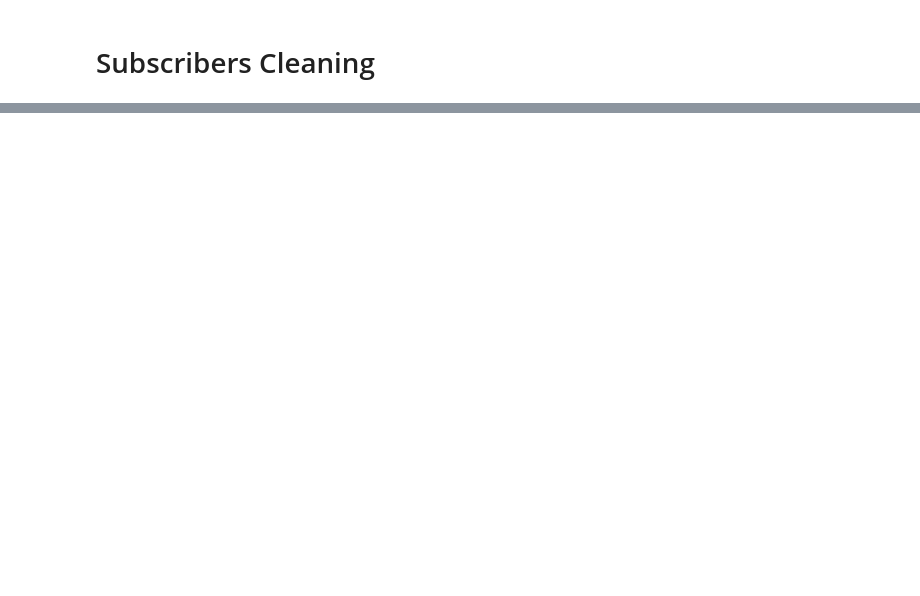
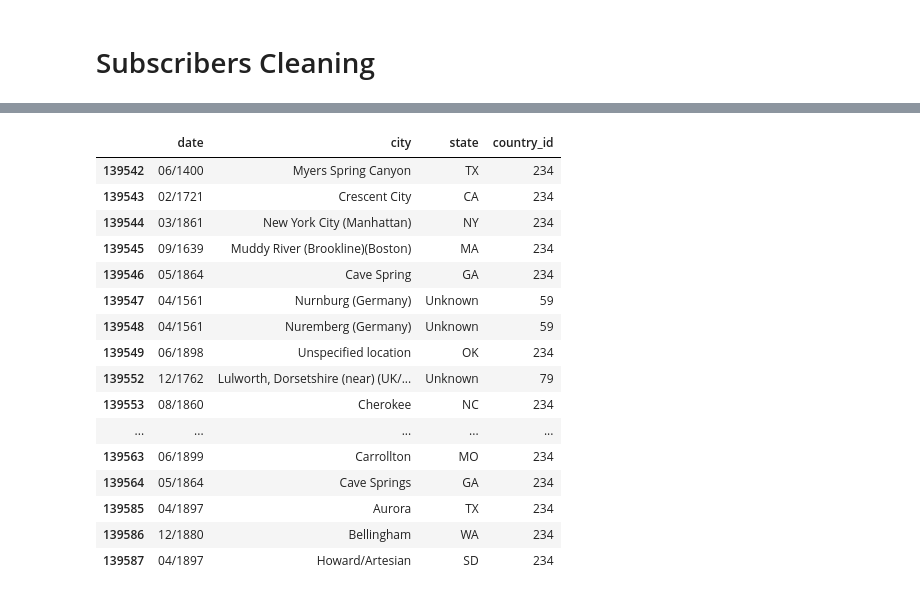
Before and after one commit to martijnooo/mini_project_SQL, a Jupyter notebook: data_cleaning.ipynb, the cells around one changed output, grey strips where cells are left out. Cells and saved outputs as stored; diff of their text form; code cells hidden in the pictures; blank space fills up the shorter version.

```diff
--- a/data_cleaning.ipynb
+++ b/data_cleaning.ipynb
@@ -146,11 +160,12 @@ invalid rows: 376
 [143564 rows x 4 columns]
 # %%
 # based on unique values from country we clean country column and remove invalid values
+ufo_report["country"] = ufo_report["country"].replace(country_mapping)
 unique_countries = ufo_report['country'].unique()
 print(unique_countries)
 
 # List of invalid values to remove
-invalid_countries = ['no', 'unknown', 'none', 'not applicable', 'unknown/at sea', 'unavailable', 'in orbit', 'space', 'atlantic ocean', 'caribbean sea', 'pacific ocean', 'international space station', 'moon', 'mars', 'none', 'not found']
+invalid_countries = ['no', 'unknown', "Unknown" 'none', 'not applicable', 'unknown/at sea', 'unavailable', 'in orbit', 'space', 'atlantic ocean', 'caribbean sea', 'pacific ocean', 'international space station', 'moon', 'mars', 'none', 'not found']
 
 # Convert the 'Country' column to lowercase and filter out invalid values
 ufo_report = ufo_report[~ufo_report['country'].str.lower().isin(invalid_countries)]
@@ -265,0 +280,3 @@ movies
+# %%
+# Extract the year from the 'date' column and filter rows with year >= 1900
+ufo_report = ufo_report[ufo_report['date'].str.extract(r'(\d{4})')[0].astype(int) >= 1900]
@@ -265,0 +314,20 @@ movies
+# %%
+ufo_report[ufo_report['date'].str.extract(r'(\d{4})')[0].astype(int) <= 1900]
+# %% [output]
+|  | date | city | state | country_id |
+| 139542 | 06/1400 | Myers Spring Canyon | TX | 234 |
+| 139543 | 02/1721 | Crescent City | CA | 234 |
+| 139544 | 03/1861 | New York City (Manhattan) | NY | 234 |
+| 139545 | 09/1639 | Muddy River (Brookline)(Boston) | MA | 234 |
+| 139546 | 05/1864 | Cave Spring | GA | 234 |
+| 139547 | 04/1561 | Nurnburg (Germany) | Unknown | 59 |
+| 139548 | 04/1561 | Nuremberg (Germany) | Unknown | 59 |
+| 139549 | 06/1898 | Unspecified location | OK | 234 |
+| 139552 | 12/1762 | Lulworth, Dorsetshire (near) (UK/... | Unknown | 79 |
+| 139553 | 08/1860 | Cherokee | NC | 234 |
+| ... | ... | ... | ... | ... |
+| 139563 | 06/1899 | Carrollton | MO | 234 |
+| 139564 | 05/1864 | Cave Springs | GA | 234 |
+| 139585 | 04/1897 | Aurora | TX | 234 |
+| 139586 | 12/1880 | Bellingham | WA | 234 |
+| 139587 | 04/1897 | Howard/Artesian | SD | 234 |
```
Also changed, not shown: parts of 10 cells of this notebook, 9 other files.
